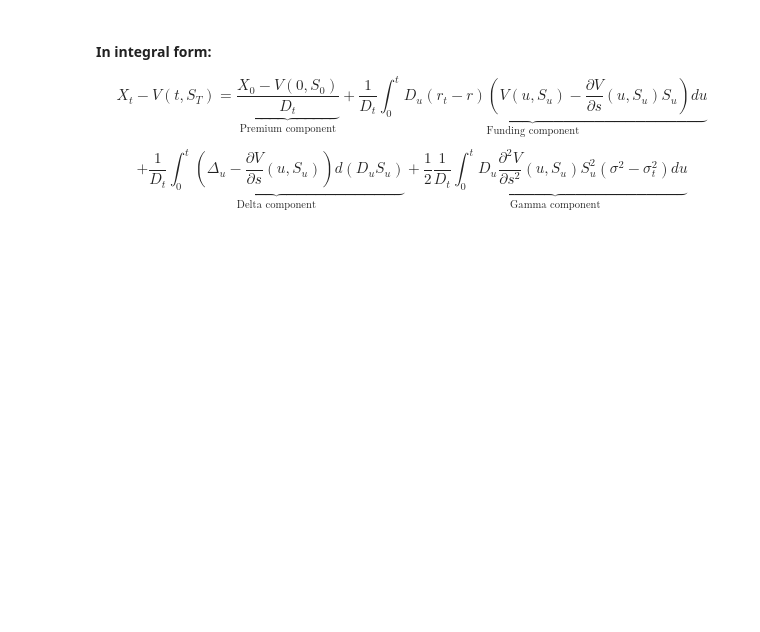
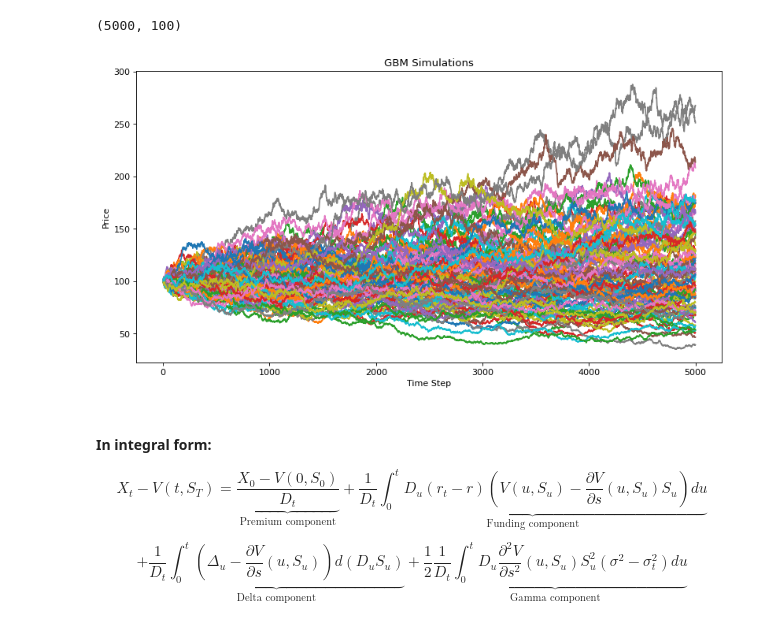
Before and after one commit to NikolaySimakov/model-risk-analysis-course, a Jupyter notebook: hw_1/HW_task_4.ipynb, the cells around one changed output. Saved outputs shown, nothing was run; the diff lists cells and outputs as text; code cells hidden in the pictures; blank space fills up the shorter version.

```diff
--- a/hw_1/HW_task_4.ipynb
+++ b/hw_1/HW_task_4.ipynb
@@ -11,3 +13,36 @@ from math import exp
+# %%
+from gbm import simulateGBM
+
+S = 100.
+K = 100.
+stockVolatility = .4
+stockDrift = .16
+T = 1.
+timeSteps = 5000
+simulations = 100
+
+stockGBM = simulateGBM(
+    spotPrice=S,
+    volatility=stockVolatility,
+    drift=stockDrift,
+    maturity=T,
+    stepNumber=timeSteps,
+    simulationNumber=simulations
+)
+
+stockGBM.shape
+# %% [output]
+(5000, 100)
+# %%
+figure(figsize=(12, 6), dpi=80)
+
+plt.plot(stockGBM)
+plt.title("GBM Simulations")
+plt.xlabel("Time Step")
+plt.ylabel("Price")
+plt.show()
+# %% [output]
+[figure, added]
 # %% [markdown]
 #### In integral form:
 
```
Also changed, not shown: parts of 11 cells of this notebook, 1 other file.
